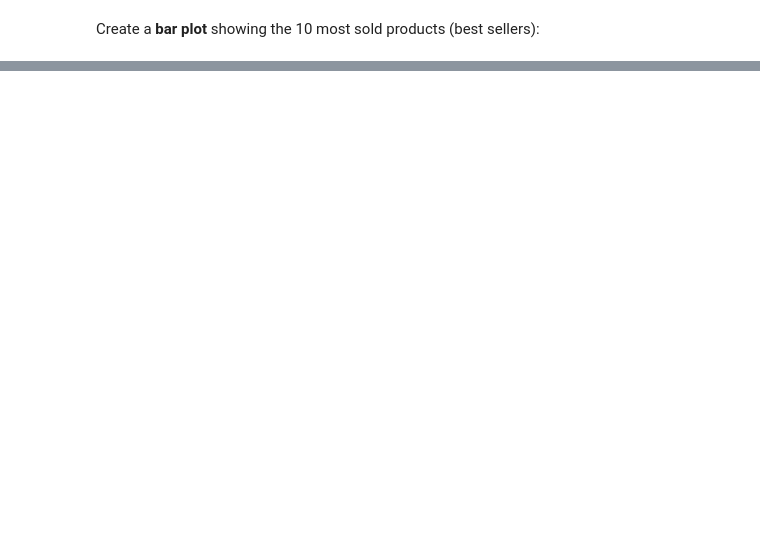
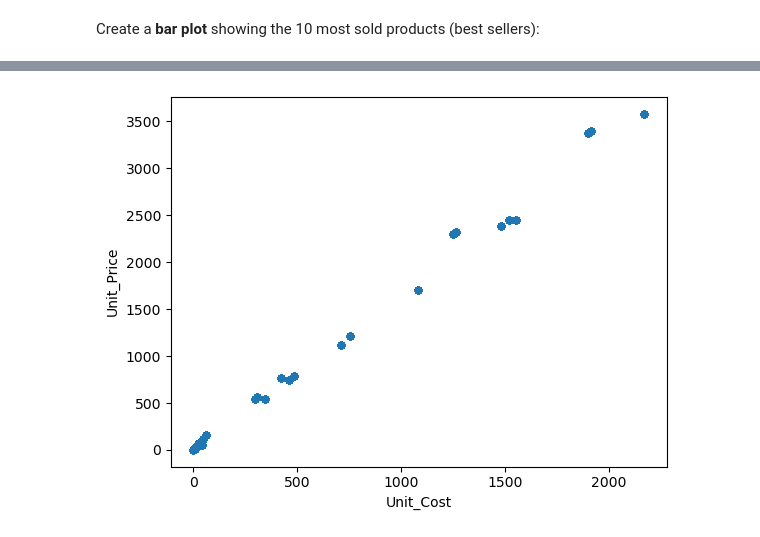
Before and after one commit to AlisonCG1/Freecodecamp-practice, a Jupyter notebook: Exercises_1.ipynb, the cells around one changed output, grey strips where cells are left out. Cells and saved outputs as stored; diff of their text form; code cells hidden in the pictures; blank space fills up the shorter version.

```diff
--- a/Exercises_1.ipynb
+++ b/Exercises_1.ipynb
@@ -171,4 +255,8 @@ sales['Product'].value_counts().head(10).plot(kind='bar', figsize=(14,6))
 Show a <b>scatter plot</b> between both columns.
 # %%
 # your code goes here
+ax2 = sales.plot.scatter(x='Unit_Cost',
+                      y='Unit_Price')
+# %% [output]
+[figure, added]
 # %%
```
Also changed, not shown: parts of 18 cells of this notebook.
